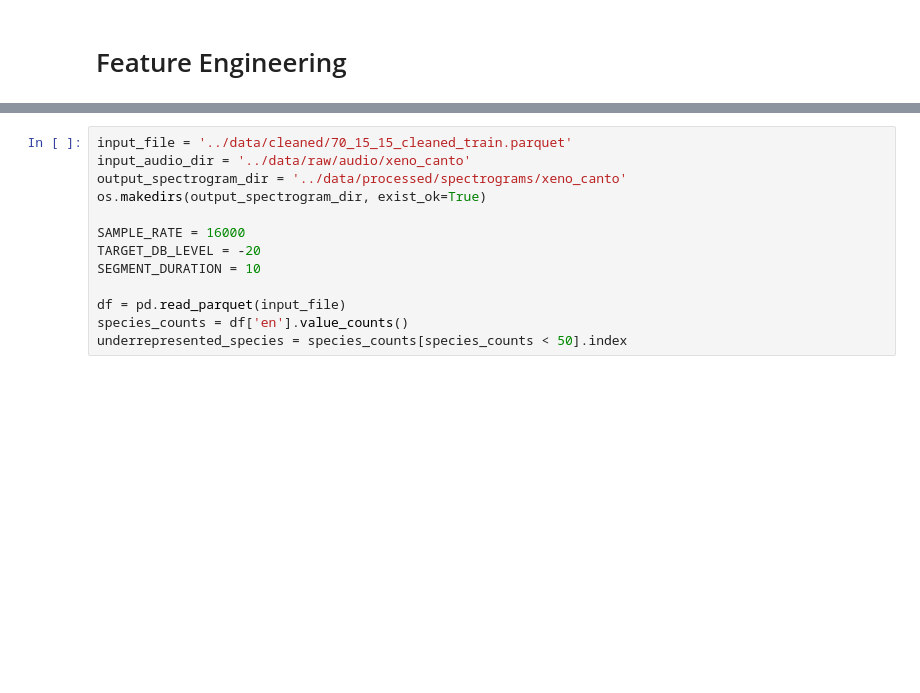
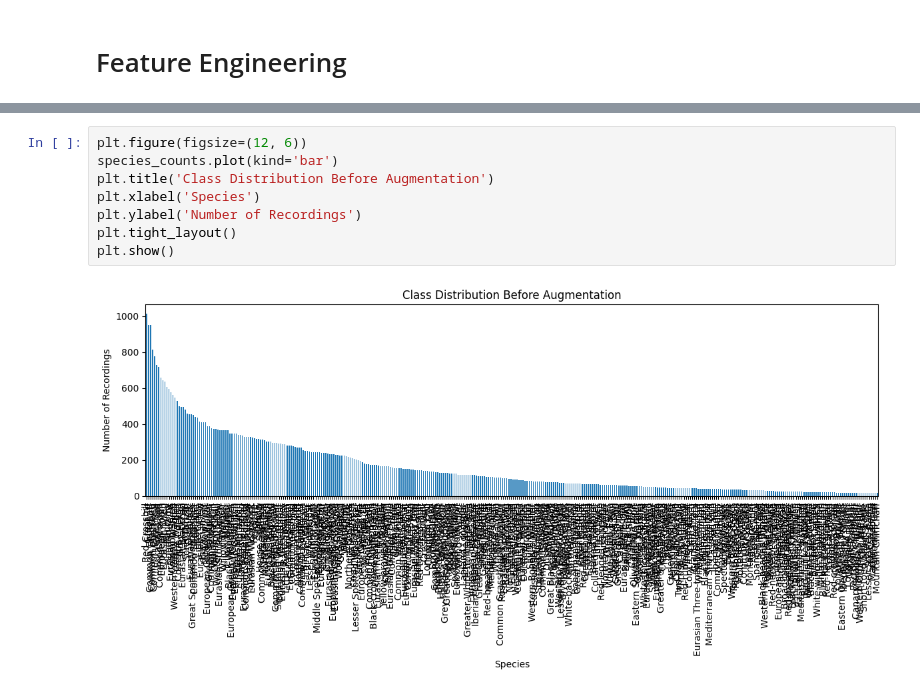
Before and after one commit to Davee02/HSLU.DSPRO1.BirdDetection, a Jupyter notebook: notebooks/05-feature-engineering.ipynb, the cells around one changed output, grey strips where cells are left out. Saved outputs shown, nothing was run; the diff lists cells and outputs as text; blank space fills up the shorter version.

```diff
--- a/notebooks/05-feature-engineering.ipynb
+++ b/notebooks/05-feature-engineering.ipynb
@@ -130,14 +25,11 @@ def save_combined_features(y, sr, output_path):
 # %%
-input_file = '../data/cleaned/70_15_15_cleaned_train.parquet'
-input_audio_dir = '../data/raw/audio/xeno_canto'
-output_spectrogram_dir = '../data/processed/spectrograms/xeno_canto'
-os.makedirs(output_spectrogram_dir, exist_ok=True)
-
-SAMPLE_RATE = 16000
-TARGET_DB_LEVEL = -20
-SEGMENT_DURATION = 10
-
-df = pd.read_parquet(input_file)
-species_counts = df['en'].value_counts()
-underrepresented_species = species_counts[species_counts < 50].index
+plt.figure(figsize=(12, 6))
+species_counts.plot(kind='bar')
+plt.title('Class Distribution Before Augmentation')
+plt.xlabel('Species')
+plt.ylabel('Number of Recordings')
+plt.tight_layout()
+plt.show()
+# %% [output]
+[figure, added]
 # %%
```
Also changed, not shown: parts of 6 cells of this notebook, 2 other files.
